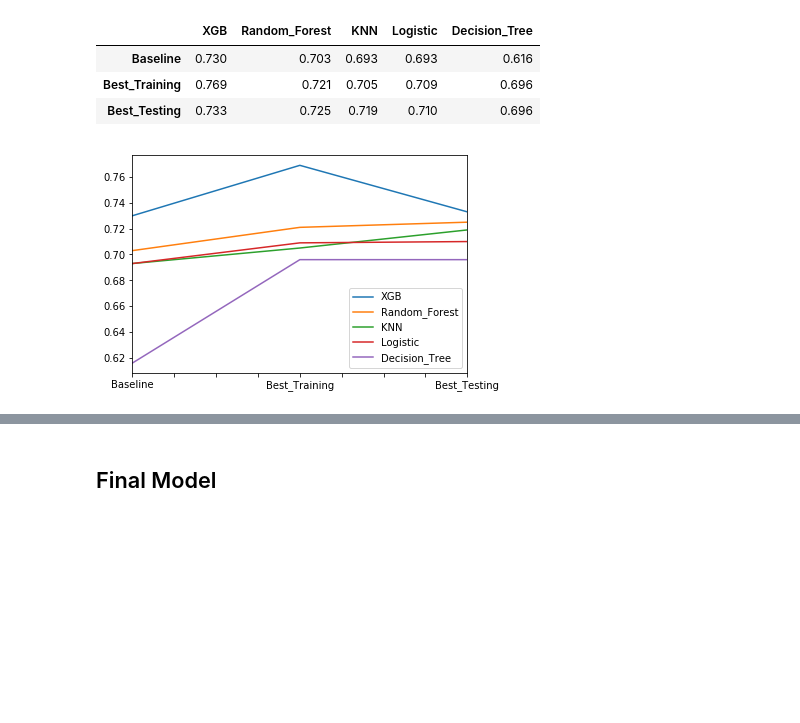
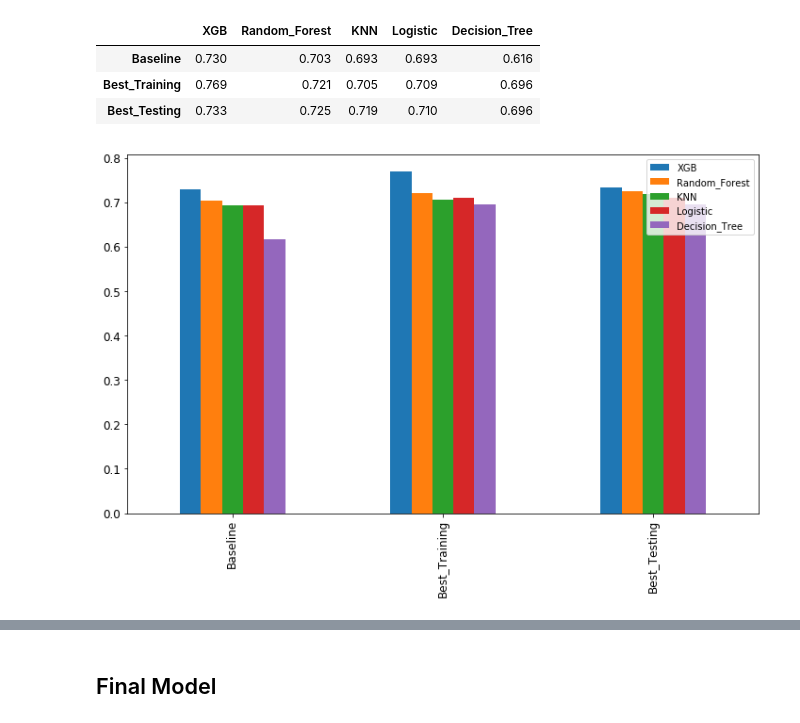
Before and after one commit to omerhakim/Prediction-of-Median-Income-in-the-US, a Jupyter notebook: Mod_3_project.ipynb, the cells around one changed output, grey strips where cells are left out. Drawn from its saved outputs; the diff is of its cells as text; code cells hidden in the pictures; blank space fills up the shorter version.

```diff
--- a/Mod_3_project.ipynb
+++ b/Mod_3_project.ipynb
@@ -1220,9 +1220,10 @@ lines
 | Baseline | 0.730 | 0.703 | 0.693 | 0.693 | 0.616 |
 | Best_Training | 0.769 | 0.721 | 0.705 | 0.709 | 0.696 |
 | Best_Testing | 0.733 | 0.725 | 0.719 | 0.710 | 0.696 |
-# %%
-evaluation = lines.plot.line()
-# %% [output]
-[figure, removed]
+# %%
+
+evaluation = lines.plot.bar(figsize=(12,7), fontsize=12,linewidth=6)
+# %% [output]
+[figure, added]
 # %%
 new_lines = comparison_testing.transpose()
```
Also changed, not shown: parts of 2 cells of this notebook, 4 other files.
